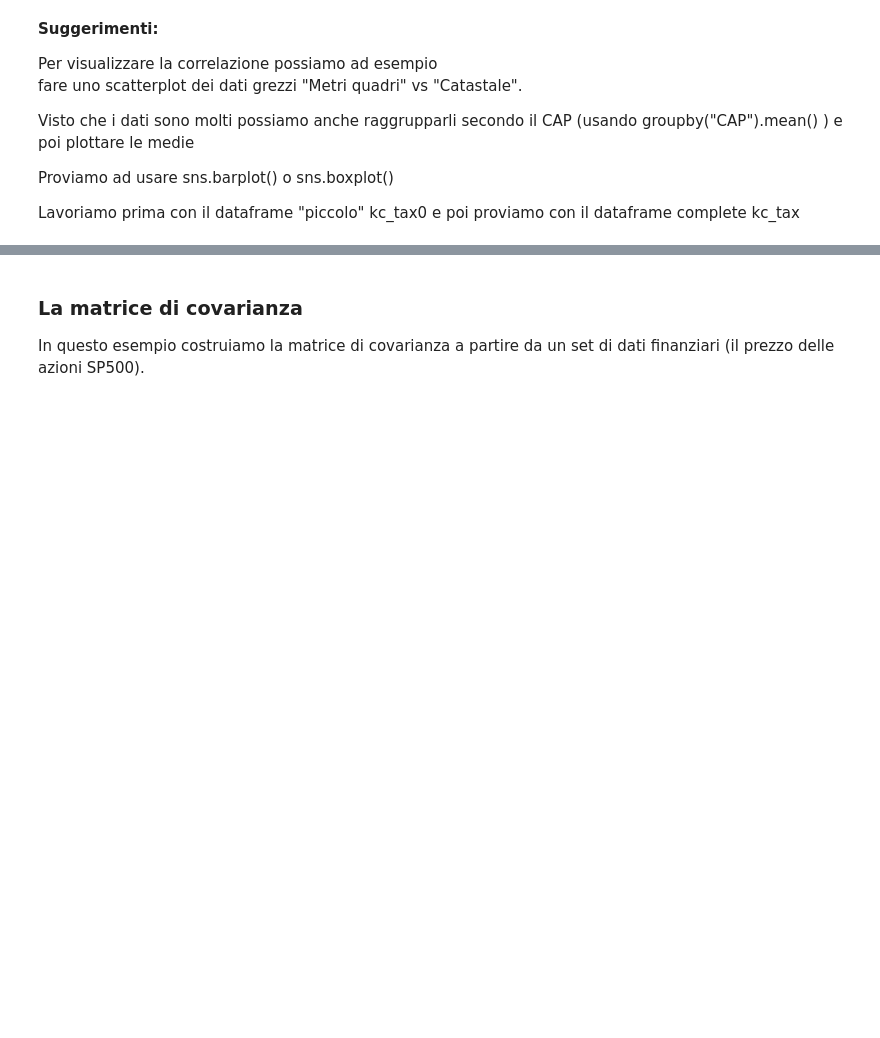
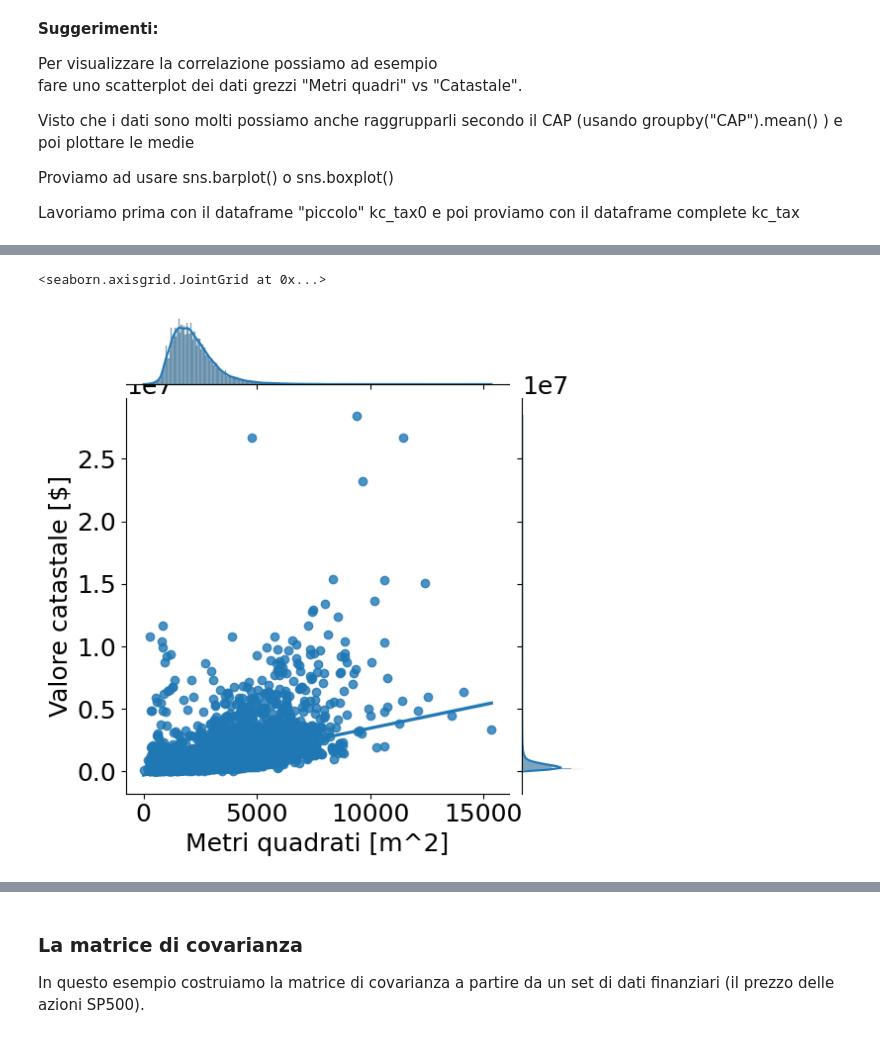
Before and after one commit to NicoFava/notes, a Jupyter notebook: 11_Data_in_pandas.ipynb, the cells around one changed output, grey strips where cells are left out. Drawn from its saved outputs; the diff is of its cells as text; code cells hidden in the pictures; blank space fills up the shorter version.

```diff
--- a/11_Data_in_pandas.ipynb
+++ b/11_Data_in_pandas.ipynb
@@ -400,0 +430,7 @@ Lavoriamo prima con il dataframe "piccolo" kc_tax0 e poi proviamo con il datafra
+# %%
+# scatter
+ax=sns.jointplot(x=kc_tax0["Metri quadrati"], y=kc_tax0["Valore catastale"], kind="reg")
+ax.set_axis_labels("Metri quadrati [m^2]","Valore catastale [$]")
+# %% [output]
+<seaborn.axisgrid.JointGrid at 0x...>
+[figure, added]
```
Also changed, not shown: parts of 10 cells of this notebook.
